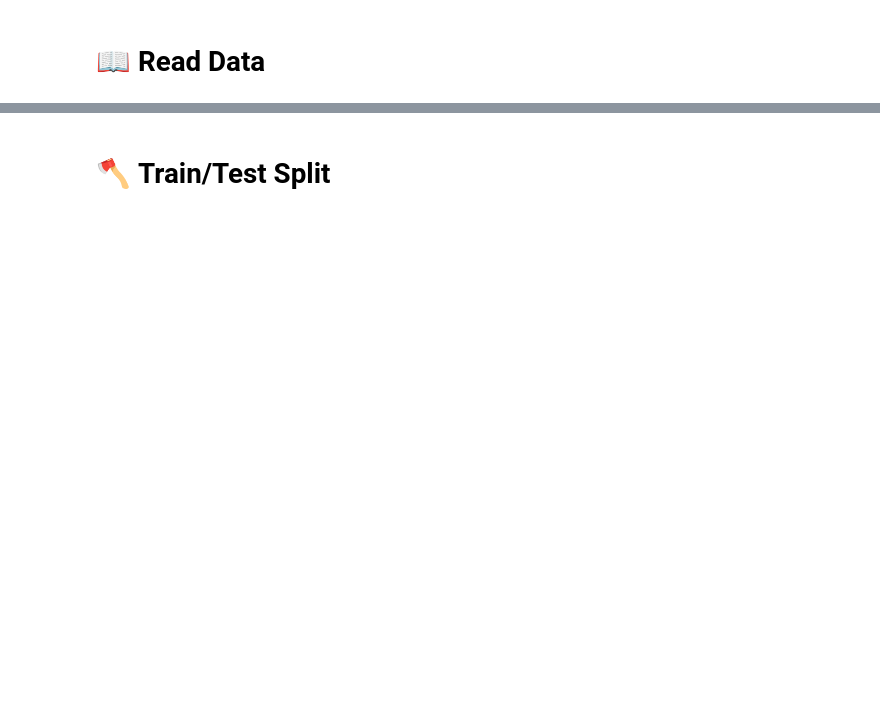
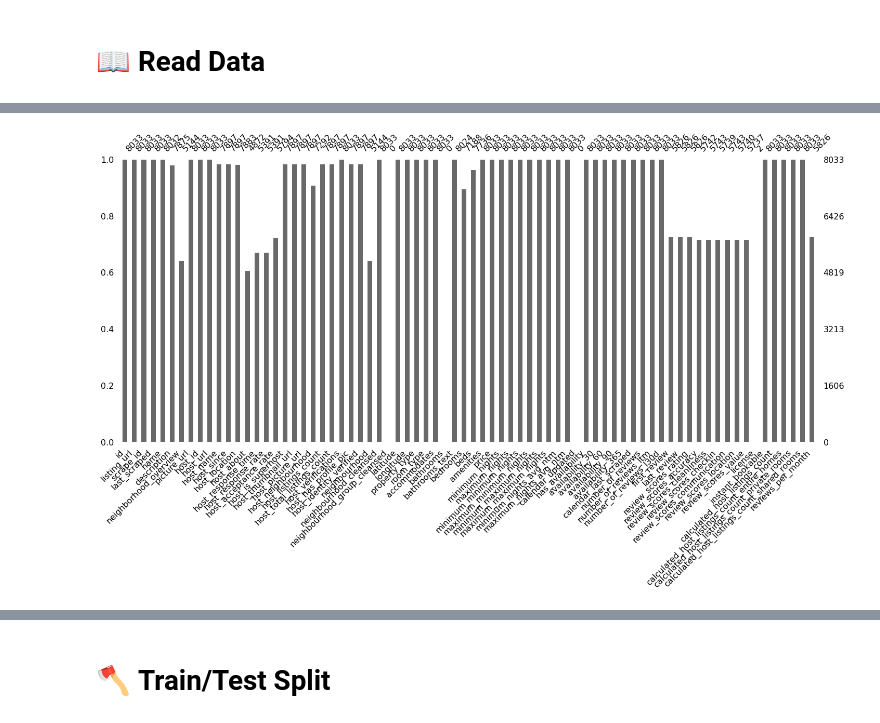
Before and after one commit to BenJMcCarty/Helping_Your_Hosts, a Jupyter notebook: Main.ipynb, the cells around one changed output, grey strips where cells are left out. Drawn from its saved outputs; the diff is of its cells as text; code cells hidden in the pictures; blank space fills up the shorter version.

```diff
--- a/Main.ipynb
+++ b/Main.ipynb
@@ -214,0 +241,6 @@ interact_manual(cf.sort_report, Drop_Cols = True, Cols = drop,
+# %%
+## Visually inspecting missing values
+
+missingno.bar(data, labels=True);
+# %% [output]
+[figure, added]
```
Also changed, not shown: parts of 43 cells of this notebook, 1 other file.
